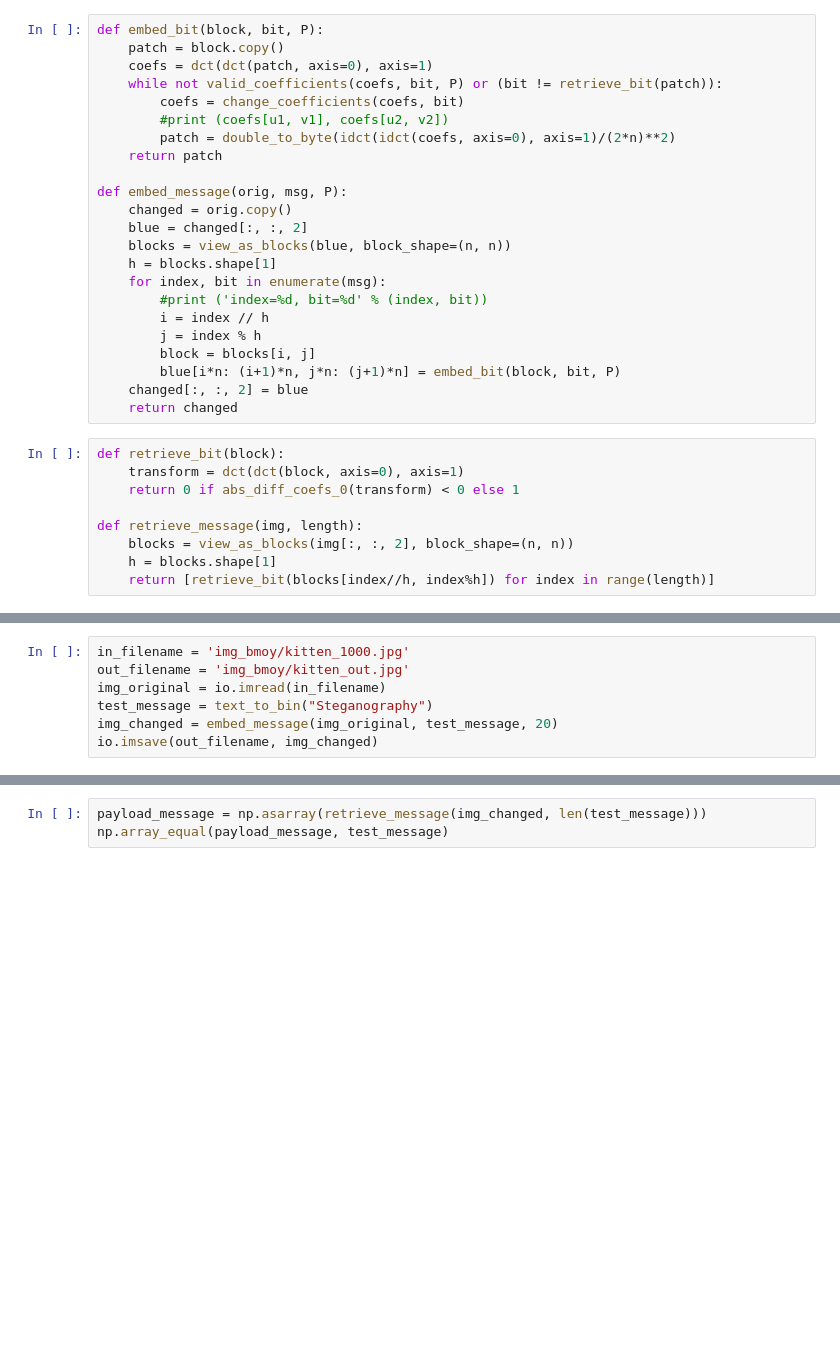
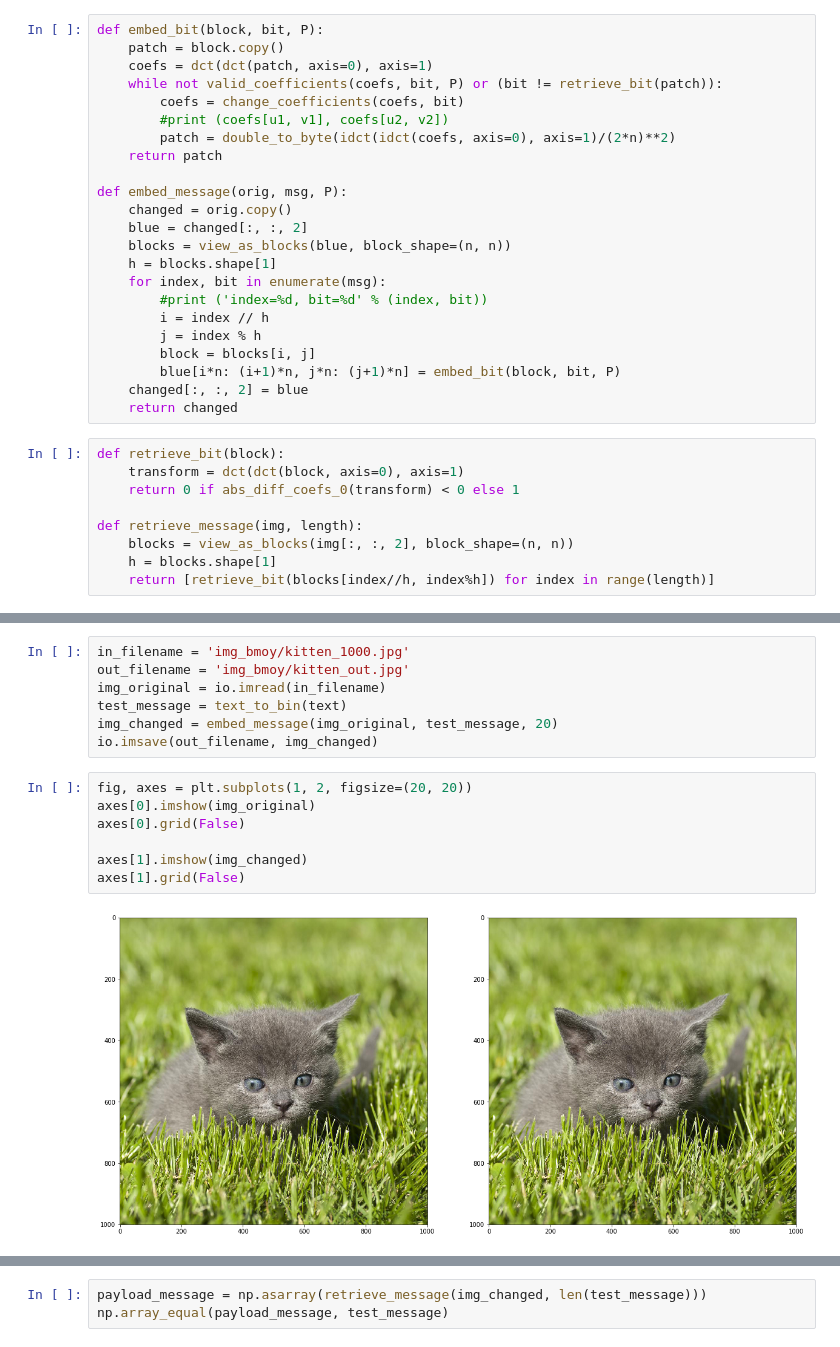
Before and after one commit to KiriLev/stegano_lab, a Jupyter notebook: benham-menon-yung.ipynb, the cells around one changed output, grey strips where cells are left out. Saved outputs shown, nothing was run; the diff lists cells and outputs as text; blank space fills up the shorter version.

```diff
--- a/benham-menon-yung.ipynb
+++ b/benham-menon-yung.ipynb
@@ -94,8 +117,17 @@ def retrieve_message(img, length):
 in_filename = 'img_bmoy/kitten_1000.jpg'
 out_filename = 'img_bmoy/kitten_out.jpg'
 img_original = io.imread(in_filename)
-test_message = text_to_bin("Steganography")
+test_message = text_to_bin(text)
 img_changed = embed_message(img_original, test_message, 20)
 io.imsave(out_filename, img_changed)
+# %%
+fig, axes = plt.subplots(1, 2, figsize=(20, 20))
+axes[0].imshow(img_original)
+axes[0].grid(False)
+
+axes[1].imshow(img_changed)
+axes[1].grid(False)
+# %% [output]
+[figure, added]
 # %%
 fig, axes = plt.subplots(1, 2, figsize=(20, 20))
```
Also changed, not shown: parts of 5 cells of this notebook, 3 other files.
